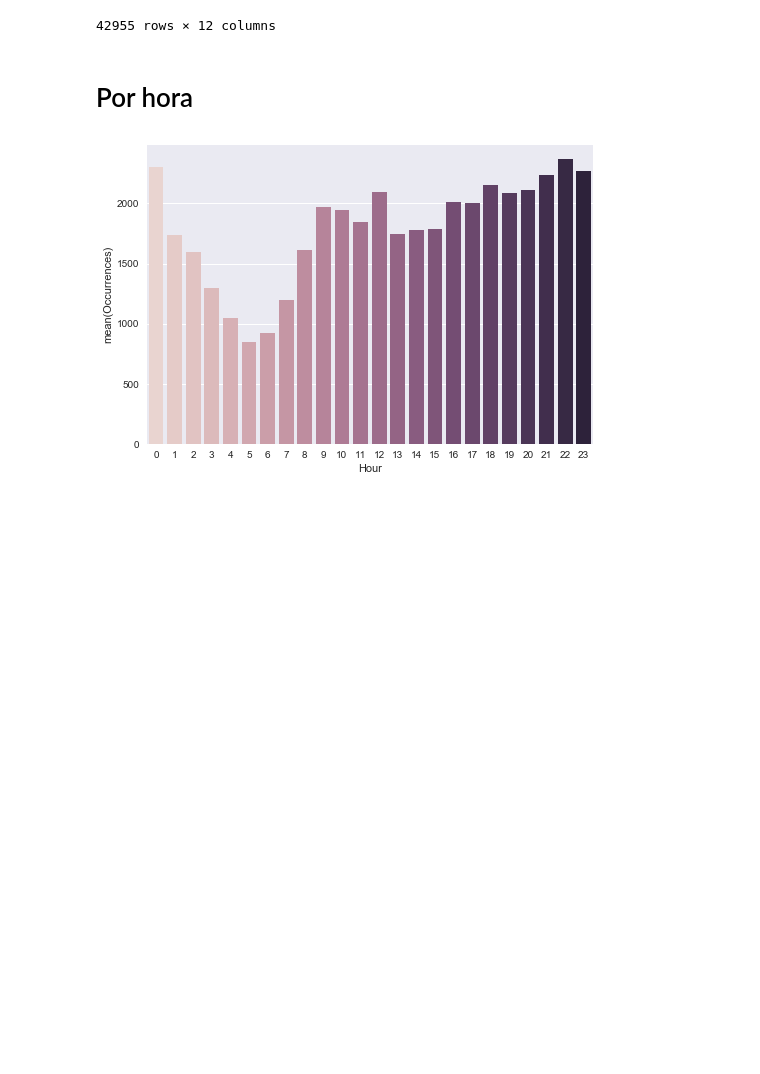
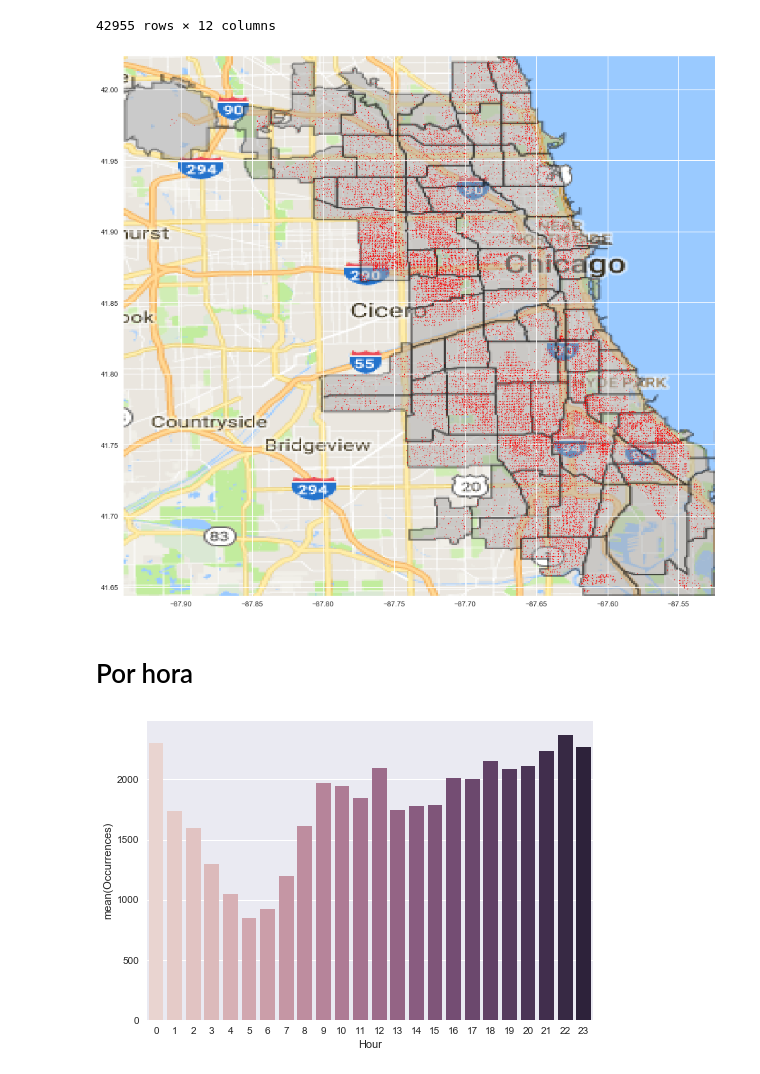
Before and after one commit to if1015-datascience-ufpe/2017-2-projeto-ajgan-rlsma-rcrs3, a Jupyter notebook: Project.ipynb, the cells around one changed output. Drawn from its saved outputs; the diff is of its cells as text; code cells hidden in the pictures; blank space fills up the shorter version.

Commit message:
Mais analises sobre crimes domesticos

```diff
--- a/Project.ipynb
+++ b/Project.ipynb
@@ -899,6 +899,14 @@ crimes_domestic
 | 42953 | 12/01/2016 12:01:00 AM | CRIMINAL DAMAGE | RESIDENCE | 0 | 1 | 15 | 14 | NaN | ... |
 | 42954 | 12/16/2016 12:01:00 AM | CRIM SEXUAL ASSAULT | RESIDENCE | 0 | 1 | 61 | 02 | NaN | ... |
 42955 rows × 12 columns
+# %%
+fig, ax = plt.subplots(figsize=(15,15))
+plt.scatter(y=crimes_domestic['Lat'],x=crimes_domestic['Lon'],zorder=1,s=0.8,alpha=0.6,c='red')
+img = imread("mapa/CHmap.png")
+plt.imshow(img,zorder=0,extent=[westlimit, eastlimit, southlimit, northlimit])
+plt.show()
+# %% [output]
+[figure, added]
 # %% [markdown]
 # Por hora
 # %%
```
Also changed, not shown: parts of 9 cells of this notebook.
